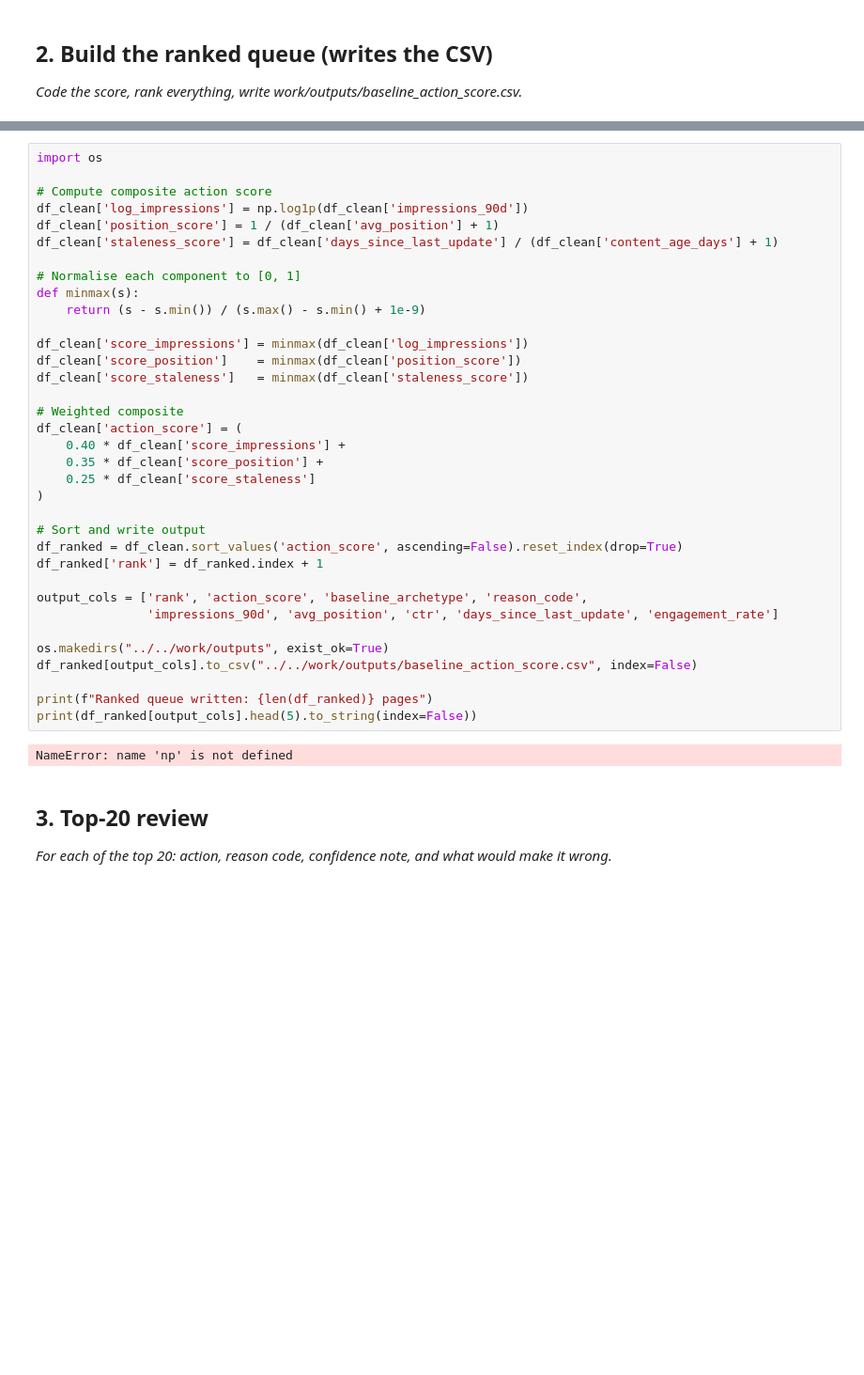
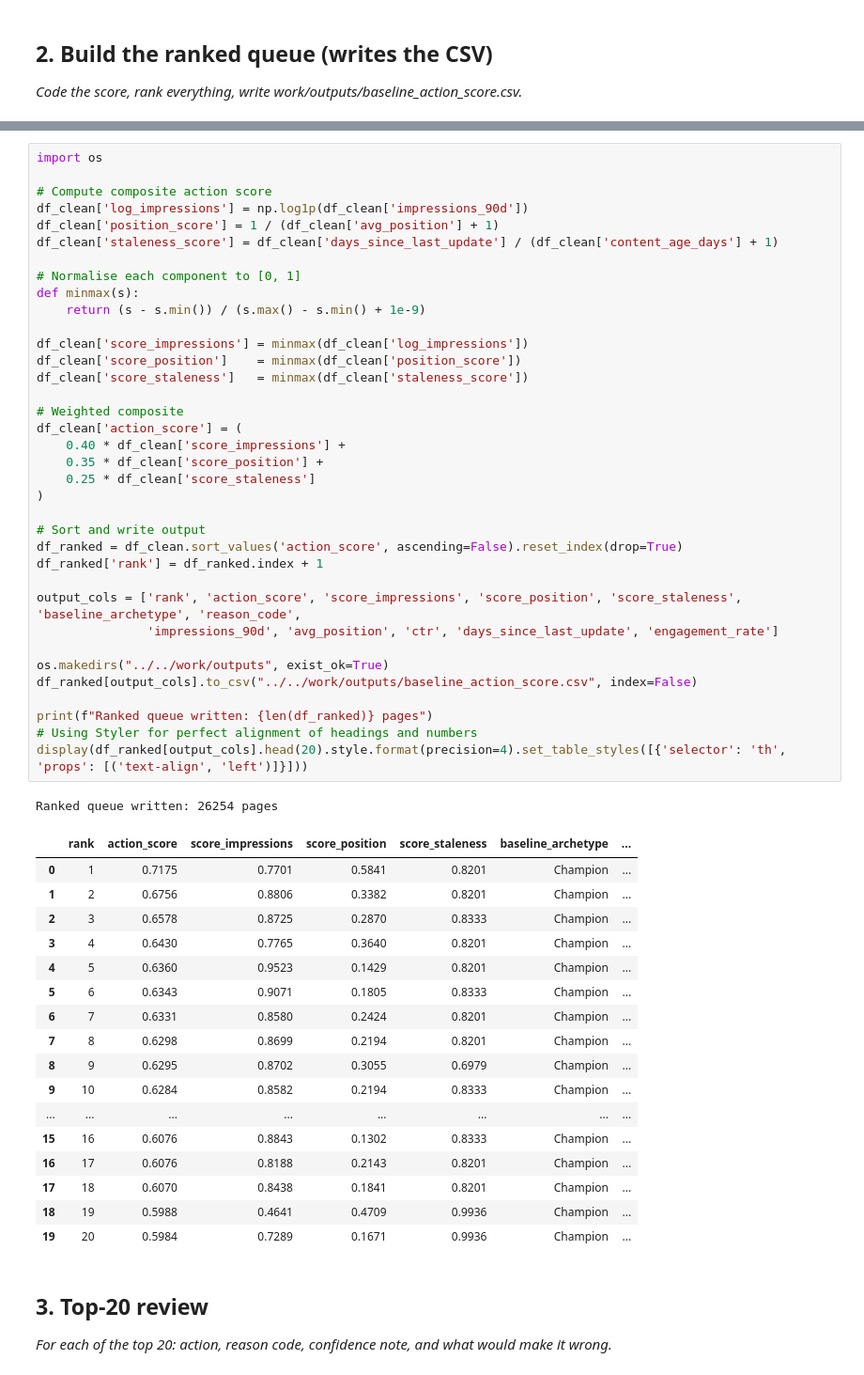
Before and after one commit to abhimanyu1502/flyrank1st-assignment, a Jupyter notebook: work/notebooks/w04_baseline_score.ipynb, the cells around one changed output, grey strips where cells are left out. Shown at 94% size. Saved outputs shown, nothing was run; the diff lists cells and outputs as text; blank space fills up the shorter version.

```diff
--- a/work/notebooks/w04_baseline_score.ipynb
+++ b/work/notebooks/w04_baseline_score.ipynb
@@ -85,36 +90,54 @@ import os
 df_clean['log_impressions'] = np.log1p(df_clean['impressions_90d'])
 df_clean['position_score'] = 1 / (df_clean['avg_position'] + 1)
 df_clean['staleness_score'] = df_clean['days_since_last_update'] / (df_clean['content_age_days'] + 1)
 
 # Normalise each component to [0, 1]
 def minmax(s):
     return (s - s.min()) / (s.max() - s.min() + 1e-9)
 
 df_clean['score_impressions'] = minmax(df_clean['log_impressions'])
 df_clean['score_position']    = minmax(df_clean['position_score'])
 df_clean['score_staleness']   = minmax(df_clean['staleness_score'])
 
 # Weighted composite
 df_clean['action_score'] = (
     0.40 * df_clean['score_impressions'] +
     0.35 * df_clean['score_position'] +
     0.25 * df_clean['score_staleness']
 )
 
 # Sort and write output
 df_ranked = df_clean.sort_values('action_score', ascending=False).reset_index(drop=True)
 df_ranked['rank'] = df_ranked.index + 1
 
-output_cols = ['rank', 'action_score', 'baseline_archetype', 'reason_code',
+output_cols = ['rank', 'action_score', 'score_impressions', 'score_position', 'score_staleness', 'baseline_archetype', 'reason_code',
                'impressions_90d', 'avg_position', 'ctr', 'days_since_last_update', 'engagement_rate']
 
 os.makedirs("../../work/outputs", exist_ok=True)
 df_ranked[output_cols].to_csv("../../work/outputs/baseline_action_score.csv", index=False)
 
 print(f"Ranked queue written: {len(df_ranked)} pages")
-print(df_ranked[output_cols].head(5).to_string(index=False))
+# Using Styler for perfect alignment of headings and numbers
+display(df_ranked[output_cols].head(20).style.format(precision=4).set_table_styles([{'selector': 'th', 'props': [('text-align', 'left')]}]))
 # %% [output]
-NameError: name 'np' is not defined
+Ranked queue written: 26254 pages
+|  | rank | action_score | score_impressions | score_position | score_staleness | baseline_archetype | ... |
+| 0 | 1 | 0.7175 | 0.7701 | 0.5841 | 0.8201 | Champion | ... |
+| 1 | 2 | 0.6756 | 0.8806 | 0.3382 | 0.8201 | Champion | ... |
+| 2 | 3 | 0.6578 | 0.8725 | 0.2870 | 0.8333 | Champion | ... |
+| 3 | 4 | 0.6430 | 0.7765 | 0.3640 | 0.8201 | Champion | ... |
+| 4 | 5 | 0.6360 | 0.9523 | 0.1429 | 0.8201 | Champion | ... |
+| 5 | 6 | 0.6343 | 0.9071 | 0.1805 | 0.8333 | Champion | ... |
+| 6 | 7 | 0.6331 | 0.8580 | 0.2424 | 0.8201 | Champion | ... |
+| 7 | 8 | 0.6298 | 0.8699 | 0.2194 | 0.8201 | Champion | ... |
+| 8 | 9 | 0.6295 | 0.8702 | 0.3055 | 0.6979 | Champion | ... |
+| 9 | 10 | 0.6284 | 0.8582 | 0.2194 | 0.8333 | Champion | ... |
+| ... | ... | ... | ... | ... | ... | ... | ... |
+| 15 | 16 | 0.6076 | 0.8843 | 0.1302 | 0.8333 | Champion | ... |
+| 16 | 17 | 0.6076 | 0.8188 | 0.2143 | 0.8201 | Champion | ... |
+| 17 | 18 | 0.6070 | 0.8438 | 0.1841 | 0.8201 | Champion | ... |
+| 18 | 19 | 0.5988 | 0.4641 | 0.4709 | 0.9936 | Champion | ... |
+| 19 | 20 | 0.5984 | 0.7289 | 0.1671 | 0.9936 | Champion | ... |
 # %% [markdown]
 ## 3. Top-20 review
 
```
Also changed, not shown: parts of 10 cells of this notebook.
